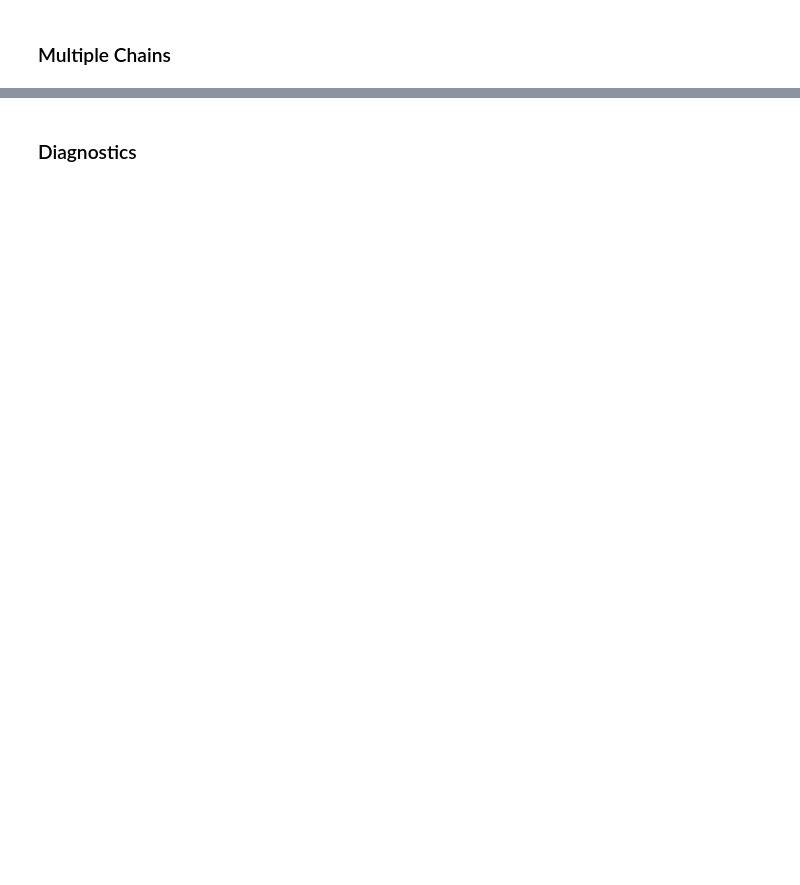
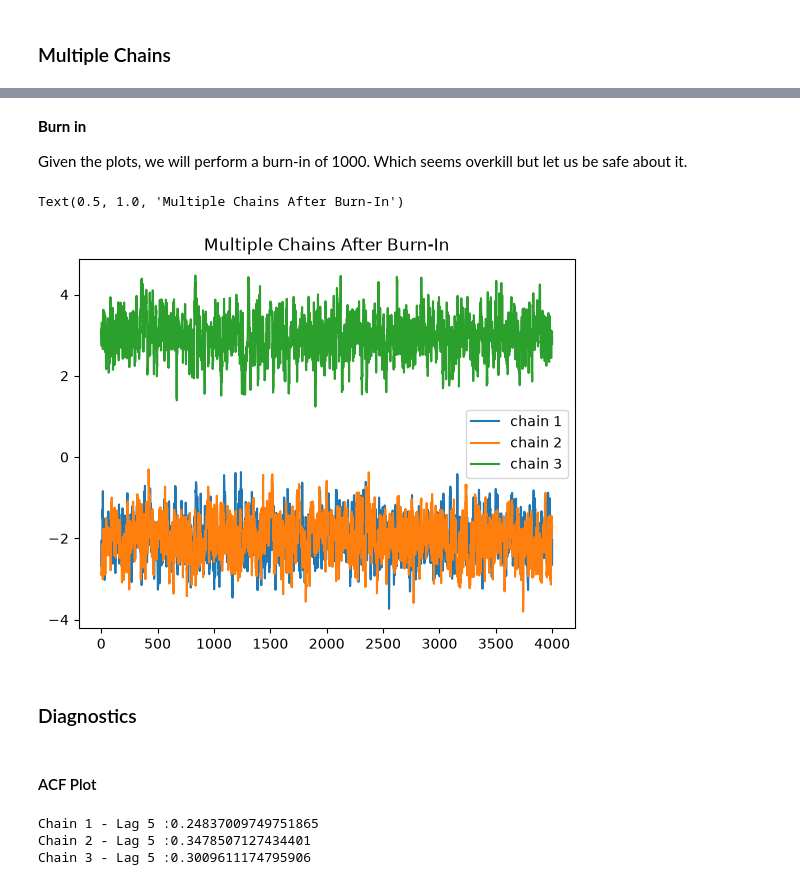
Before and after one commit to AndrewRambidis/STATS-PRAC, a Jupyter notebook: notebooks/Bayesian/mcmc_sampling/MCMC_theory.ipynb, the cells around one changed output, grey strips where cells are left out. Saved outputs shown, nothing was run; the diff lists cells and outputs as text; code cells hidden in the pictures; blank space fills up the shorter version.

```diff
--- a/notebooks/Bayesian/mcmc_sampling/MCMC_theory.ipynb
+++ b/notebooks/Bayesian/mcmc_sampling/MCMC_theory.ipynb
@@ -539,2 +625,51 @@ The intuition behind the Random Walk Metropolis sampler is as follows:
+# %% [markdown]
+**Burn in**
+
+Given the plots, we will perform a burn-in of 1000. Which seems overkill but let us be safe about it.
+# %%
+def burn_in(chain, burn):
+    return chain[burn:]
+
+c1_b = burn_in(c1, 1000)
+c2_b = burn_in(c2, 1000)
+c3_b = burn_in(c3, 1000)
+
+grid_4000 = np.linspace(0,4000,4000)
+plt.plot(grid_4000, c1_b, label='chain 1')
+plt.plot(grid_4000, c2_b, label='chain 2')
+plt.plot(grid_4000, c3_b, label='chain 3')
+plt.legend()
+plt.title('Multiple Chains After Burn-In')
+# %% [output]
+Text(0.5, 1.0, 'Multiple Chains After Burn-In')
+[figure, added]
 # %% [markdown]
 ### Diagnostics
+# %% [markdown]
+#### ACF Plot
+# %%
+# Lag 5 correlation
+# CHAIN 1
+c1_b_base = c1_b[:-5] # all elements except last 5
+c1_b_shift = c1_b[5:] # all elements except first 5
+
+c_1_pearson_corr_lag5 = np.corrcoef(c1_b_base, c1_b_shift)[0, 1]
+print(f"Chain 1 - Lag 5 :{c_1_pearson_corr_lag5}")
+
+# CHAIN 2
+c2_b_base = c2_b[:-5]
+c2_b_shift = c2_b[5:]
+
+c_2_pearson_corr_lag5 = np.corrcoef(c2_b_base, c2_b_shift)[0, 1]
+print(f"Chain 2 - Lag 5 :{c_2_pearson_corr_lag5}")
+
+# CHAIN 3
+c3_b_base = c3_b[:-5]
+c3_b_shift = c3_b[5:]
+
+c_3_pearson_corr_lag5 = np.corrcoef(c3_b_base, c3_b_shift)[0, 1]
+print(f"Chain 3 - Lag 5 :{c_3_pearson_corr_lag5}")
+# %% [output]
+Chain 1 - Lag 5 :0.24837009749751865
+Chain 2 - Lag 5 :0.3478507127434401
+Chain 3 - Lag 5 :0.3009611174795906
```
Also changed, not shown: parts of 16 cells of this notebook.
